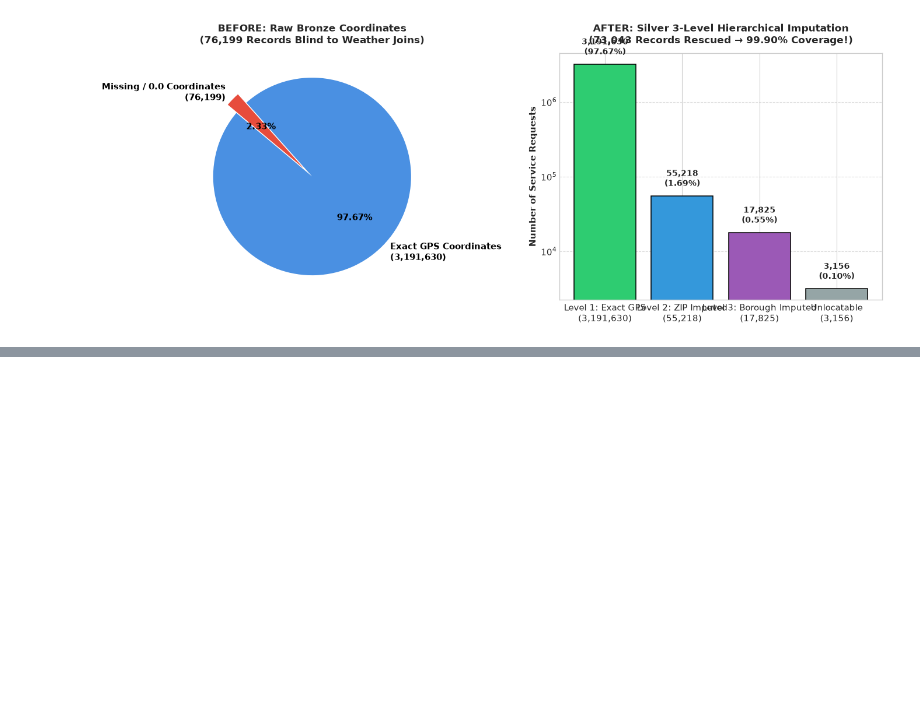
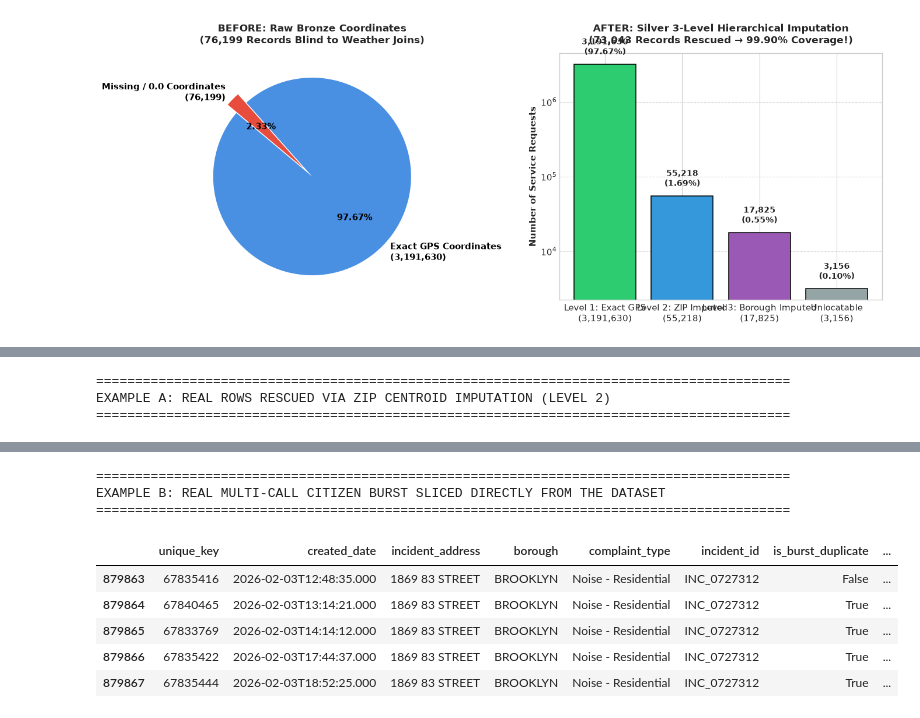
Before and after one commit to GabIsr/group13-dat535, a Jupyter notebook: notebooks/18_medallion_quality_and_transformation_summary.ipynb, the cells around one changed output, grey strips where cells are left out. Cells and saved outputs as stored; diff of their text form; code cells hidden in the pictures; blank space fills up the shorter version.

```diff
--- a/notebooks/18_medallion_quality_and_transformation_summary.ipynb
+++ b/notebooks/18_medallion_quality_and_transformation_summary.ipynb
@@ -338,0 +349,32 @@ EXAMPLE B: COLLAPSING MULTI-CALL NOISE BURSTS INTO SINGLE PHYSICAL INCIDENT
+# %%
+# Example A: Real Rows Rescued by ZIP Centroid Imputation (Sliced dynamically)
+print("=========================================================================================")
+print("EXAMPLE A: REAL ROWS RESCUED VIA ZIP CENTROID IMPUTATION (LEVEL 2)")
+print("=========================================================================================")
+sample_rescued = df[~has_coords & has_zip].head(3)[["unique_key", "incident_zip", "borough", "latitude", "longitude", "complaint_type"]].copy()
+sample_rescued["BEFORE_Status"] = "MISSING COORDINATES (Would be dropped in weather joins)"
+sample_rescued["AFTER_Imputed_Level"] = "LEVEL 2: ZIP_CENTROID_APPROXIMATION"
+sample_rescued["AFTER_Weather_Grid_Cell"] = "Matched to ERA5-Land 0.1 deg Grid Cell via ZCTA Reference"
+display(sample_rescued)
+
+# Example B: Real Multi-Call Burst Cluster Sliced Directly from Data
+print("\n=========================================================================================")
+print("EXAMPLE B: REAL MULTI-CALL CITIZEN BURST SLICED DIRECTLY FROM THE DATASET")
+print("=========================================================================================")
+# Find the first cluster with >= 5 citizen calls dynamically
+cluster_counts = df["incident_id"].value_counts()
+target_cluster_id = cluster_counts[cluster_counts >= 5].index[0]
+
+sample_cluster = df[df["incident_id"] == target_cluster_id][[
+    "unique_key", "created_date", "incident_address", "borough", "complaint_type",
+    "incident_id", "is_burst_duplicate"
+]].head(5).copy()
+
+sample_cluster["Operational Role"] = sample_cluster["is_burst_duplicate"].apply(
+    lambda is_dup: "DUPLICATE BURST: Re-call during active event" if is_dup else "ANCHOR: First Citizen Call (Ticket #1)"
+)
+display(sample_cluster)
+# %% [output]
+=========================================================================================
+EXAMPLE A: REAL ROWS RESCUED VIA ZIP CENTROID IMPUTATION (LEVEL 2)
+=========================================================================================
@@ -339,2 +385,11 @@ EXAMPLE B: COLLAPSING MULTI-CALL NOISE BURSTS INTO SINGLE PHYSICAL INCIDENT
+=========================================================================================
+EXAMPLE B: REAL MULTI-CALL CITIZEN BURST SLICED DIRECTLY FROM THE DATASET
+=========================================================================================
+|  | unique_key | created_date | incident_address | borough | complaint_type | incident_id | is_burst_duplicate | ... |
+| 879863 | 67835416 | 2026-02-03T12:48:35.000 | 1869 83 STREET | BROOKLYN | Noise - Residential | INC_0727312 | False | ... |
+| 879864 | 67840465 | 2026-02-03T13:14:21.000 | 1869 83 STREET | BROOKLYN | Noise - Residential | INC_0727312 | True | ... |
+| 879865 | 67833769 | 2026-02-03T14:14:12.000 | 1869 83 STREET | BROOKLYN | Noise - Residential | INC_0727312 | True | ... |
+| 879866 | 67835422 | 2026-02-03T17:44:37.000 | 1869 83 STREET | BROOKLYN | Noise - Residential | INC_0727312 | True | ... |
+| 879867 | 67835444 | 2026-02-03T18:52:25.000 | 1869 83 STREET | BROOKLYN | Noise - Residential | INC_0727312 | True | ... |
 # %% [markdown]
 ---
```
Also changed, not shown: parts of 22 cells of this notebook.
